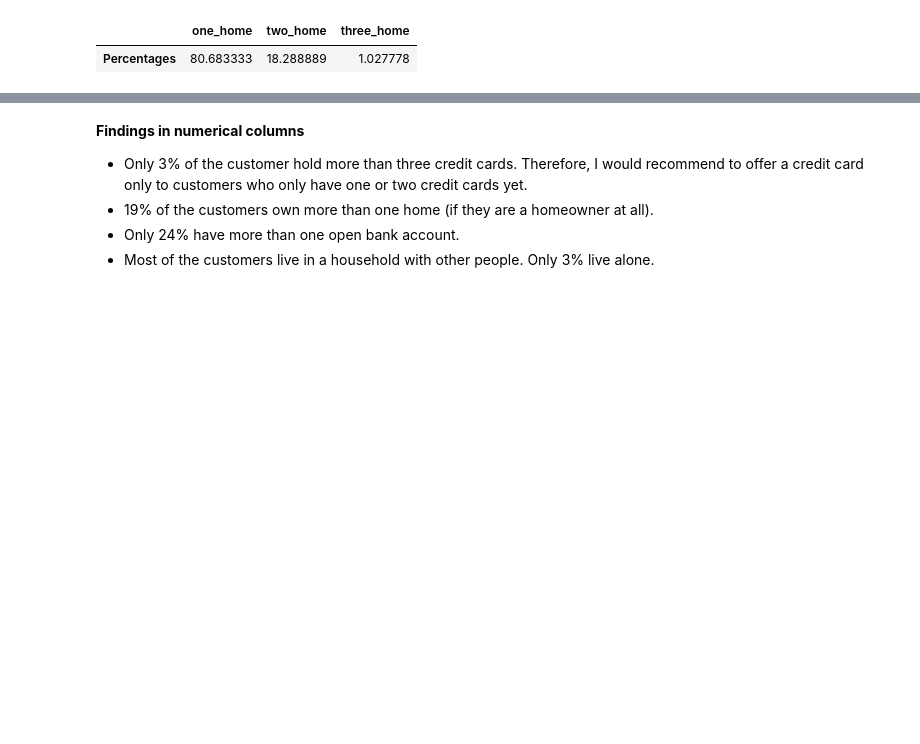
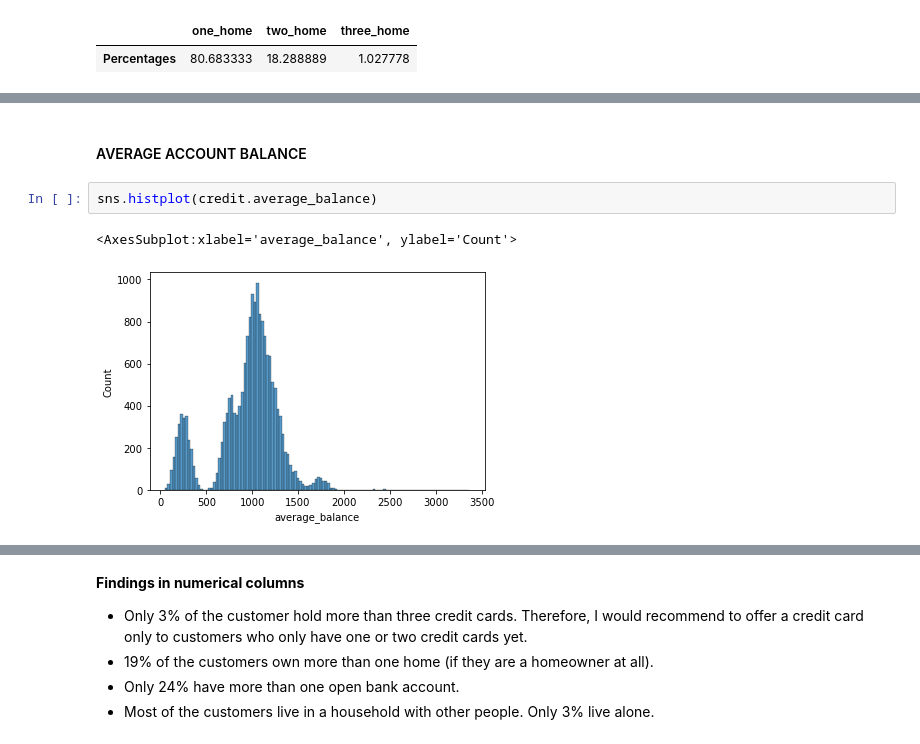
Before and after one commit to JulianTrufero/credit-card-classification, a Jupyter notebook: sol_python _classification.ipynb, the cells around one changed output, grey strips where cells are left out. Drawn from its saved outputs; the diff is of its cells as text; blank space fills up the shorter version.

```diff
--- a/sol_python _classification.ipynb
+++ b/sol_python _classification.ipynb
@@ -191,0 +213,7 @@ hdf
+# %% [markdown]
+#### AVERAGE ACCOUNT BALANCE
+# %%
+sns.histplot(credit.average_balance)
+# %% [output]
+<AxesSubplot:xlabel='average_balance', ylabel='Count'>
+[figure, added]
```
Also changed, not shown: parts of 8 cells of this notebook.
